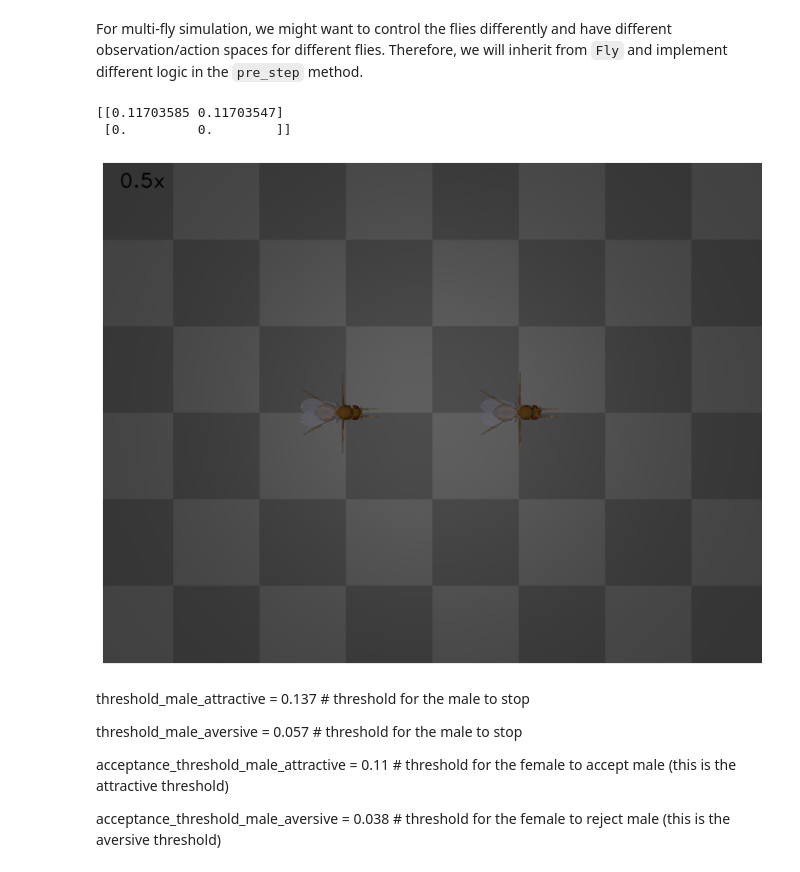
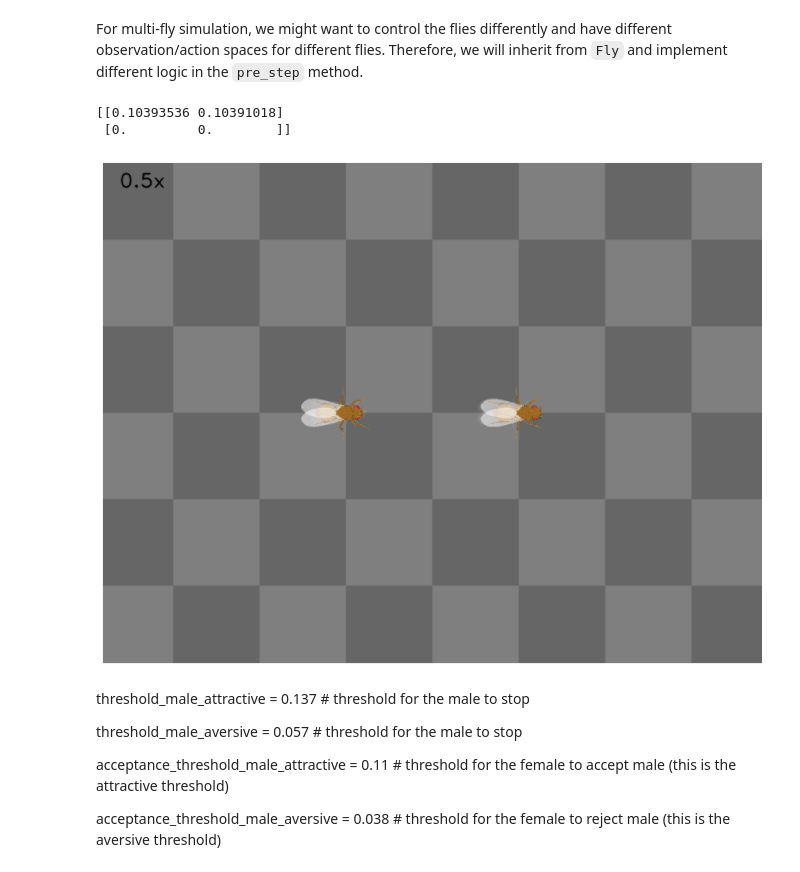
Before and after one commit to AndyPiantoni/ControlBehavProject, a Jupyter notebook: chasing.ipynb, the cells around one changed output. Cells and saved outputs as stored; diff of their text form; code cells hidden in the pictures.

```diff
--- a/chasing.ipynb
+++ b/chasing.ipynb
@@ -102,25 +102,27 @@ sim = Simulation(
 
 fly_names = [fly.name for fly in sim.flies]
 # %%
-for i in range(1):
+obs_hist = []
+for i in range(1000):
     obs, _, _, _, info = sim.step({
                                 "male": np.zeros(2),
                                 "female": np.zeros(2)
                                 })
     sim.render()
+    obs_hist.append(obs)
 fig, ax = plt.subplots(1, 1, figsize=(10, 8), tight_layout=True)
 ax.imshow(cam._frames[-1])
 ax.axis("off")
 
 odor = obs["male"]["odor_intensity"].reshape((odor_dimensions, 2, 2))
 I = np.average(odor, axis=1, weights=[120, 1200])
 # Calculate the left-right asymmetry in the odor intensities
 I_l, I_r = I[:, 0], I[:, 1]
 print(I)
 # %% [output]
-[[0.11703585 0.11703547]
+[[0.10393536 0.10391018]
  [0.         0.        ]]
-[figure, old version]
+[figure, new version]
 # %% [markdown]
 threshold_male_attractive = 0.137  # threshold for the male to stop
 
```
Also changed, not shown: parts of 2 cells of this notebook, 4 other files.
